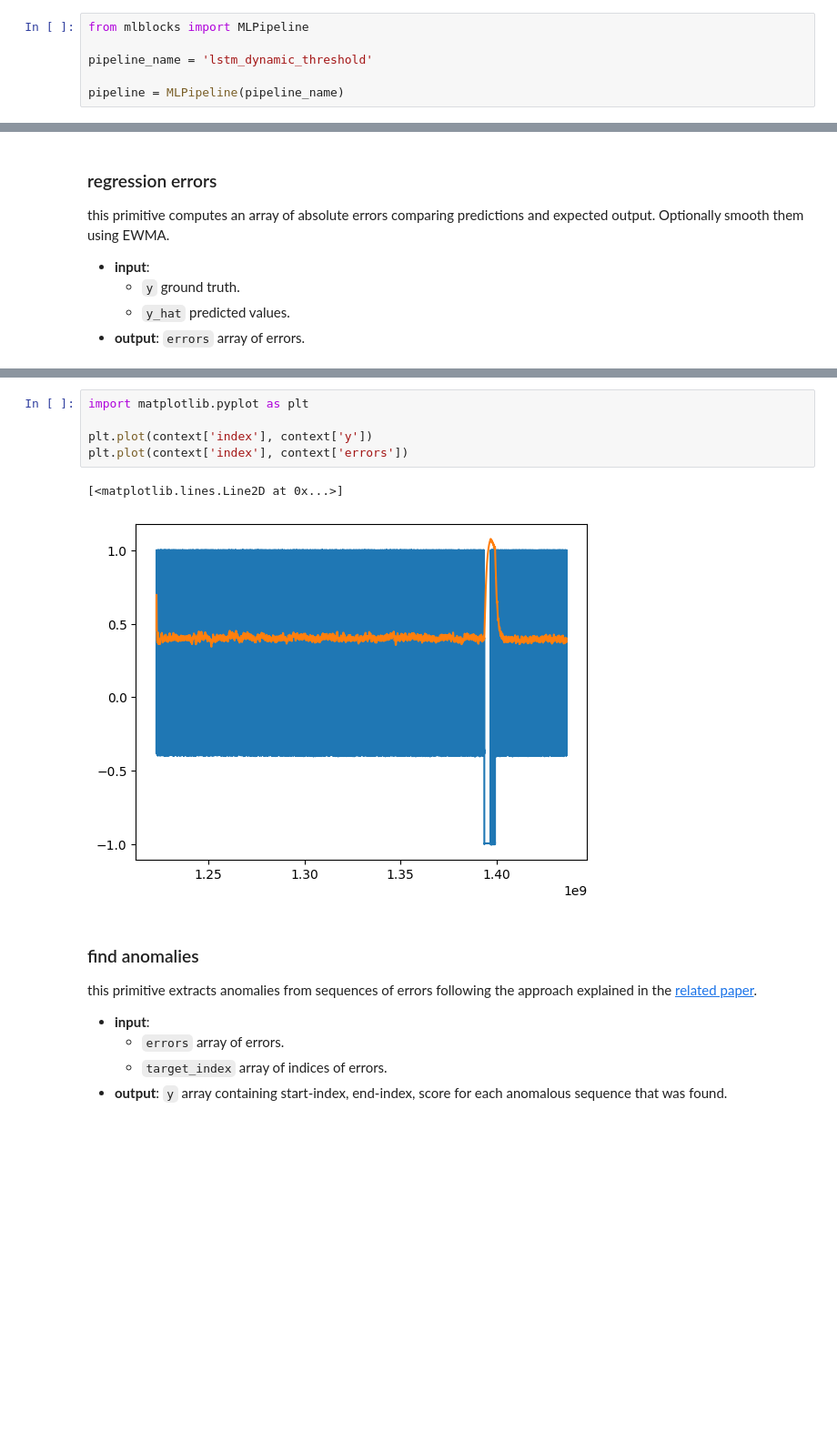
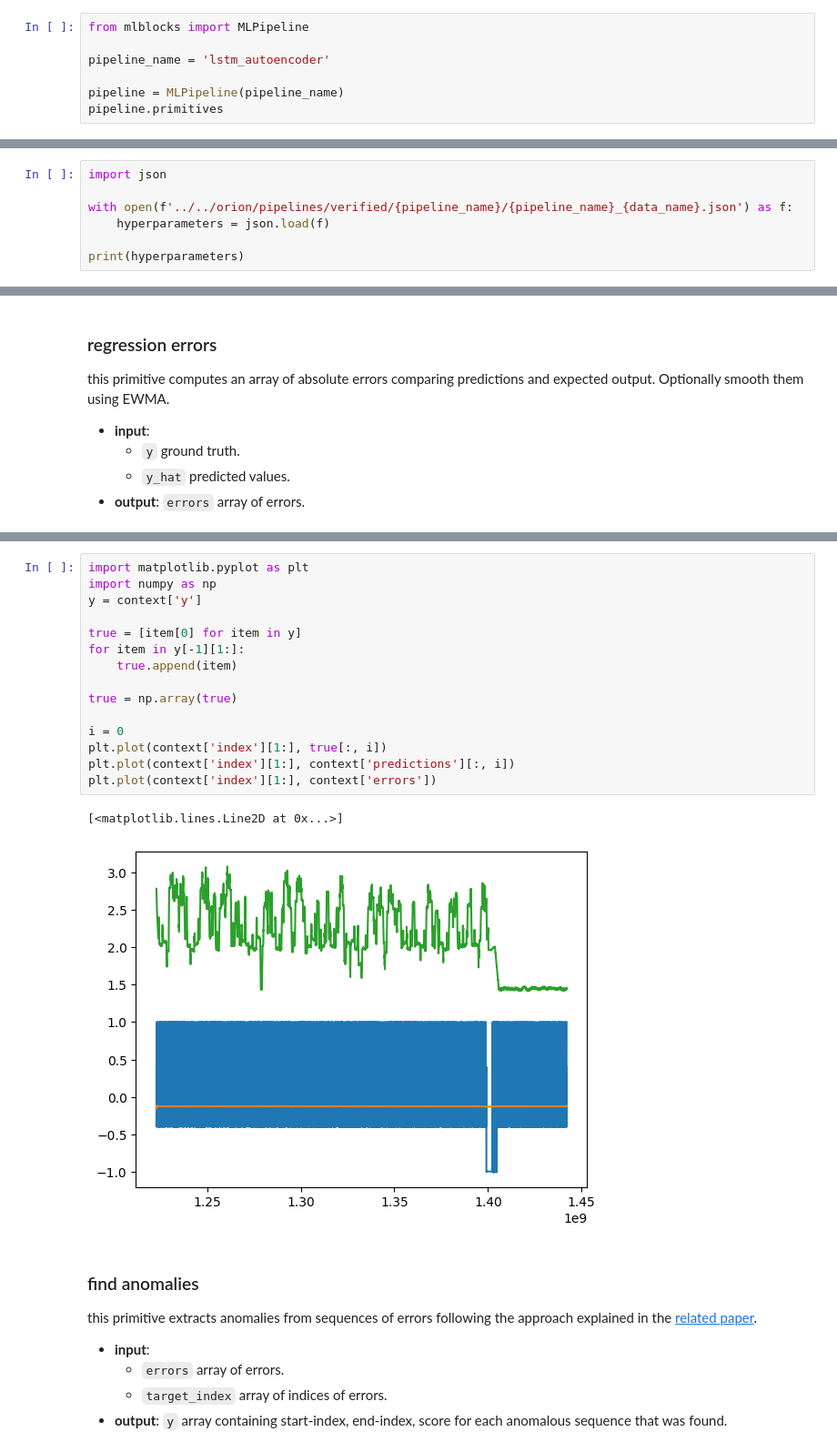
Before and after one commit to sarahmish/Orion, a Jupyter notebook: tutorials/pipelines/lstm_autoencoder.ipynb, the cells around one changed output, grey strips where cells are left out. Shown at 91% size. Cells and saved outputs as stored; diff of their text form; blank space fills up the shorter version.

```diff
--- a/tutorials/pipelines/lstm_autoencoder.ipynb
+++ b/tutorials/pipelines/lstm_autoencoder.ipynb
@@ -23,6 +24,7 @@ data.head()
 # %%
 from mlblocks import MLPipeline
 
-pipeline_name = 'lstm_dynamic_threshold'
+pipeline_name = 'lstm_autoencoder'
 
 pipeline = MLPipeline(pipeline_name)
+pipeline.primitives
@@ -28,0 +40,7 @@ pipeline = MLPipeline(pipeline_name)
+# %%
+import json
+
+with open(f'../../orion/pipelines/verified/{pipeline_name}/{pipeline_name}_{data_name}.json') as f:
+    hyperparameters = json.load(f)
+
+print(hyperparameters)
@@ -262,11 +346,21 @@ context['errors'].shape
 # %%
 import matplotlib.pyplot as plt
+import numpy as np
+y = context['y']
 
-plt.plot(context['index'], context['y'])
-plt.plot(context['index'], context['errors'])
+true = [item[0] for item in y]
+for item in y[-1][1:]:
+    true.append(item)
+
+true = np.array(true)
+
+i = 0
+plt.plot(context['index'][1:], true[:, i])
+plt.plot(context['index'][1:], context['predictions'][:, i])
+plt.plot(context['index'][1:], context['errors'])
 # %% [output]
 [<matplotlib.lines.Line2D at 0x...>]
-[figure, old version]
+[figure, new version]
 # %% [markdown]
 ### find anomalies
 this primitive extracts anomalies from sequences of errors following the approach explained in the [related paper](https://arxiv.org/pdf/1802.04431.pdf).
```
Also changed, not shown: parts of 23 cells of this notebook, 4 other files.
